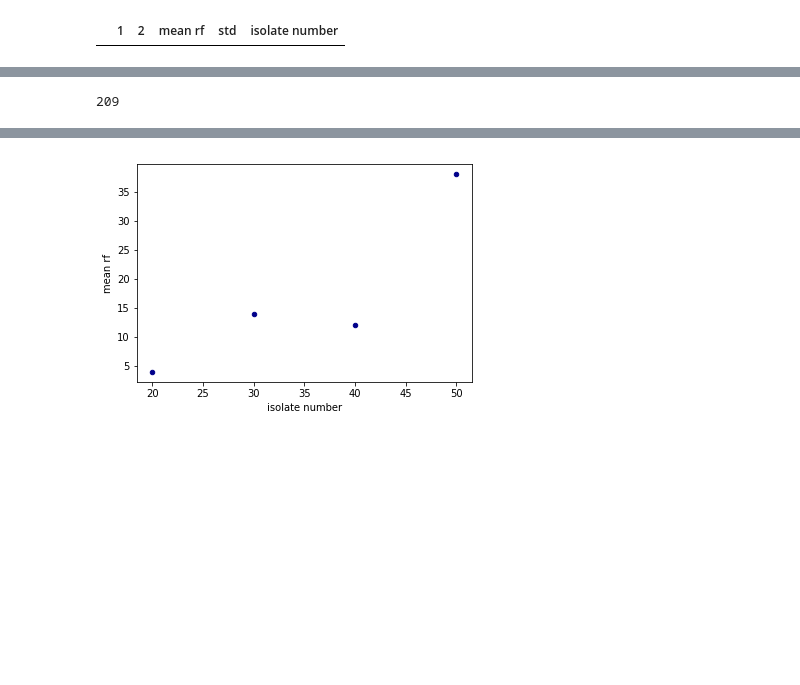
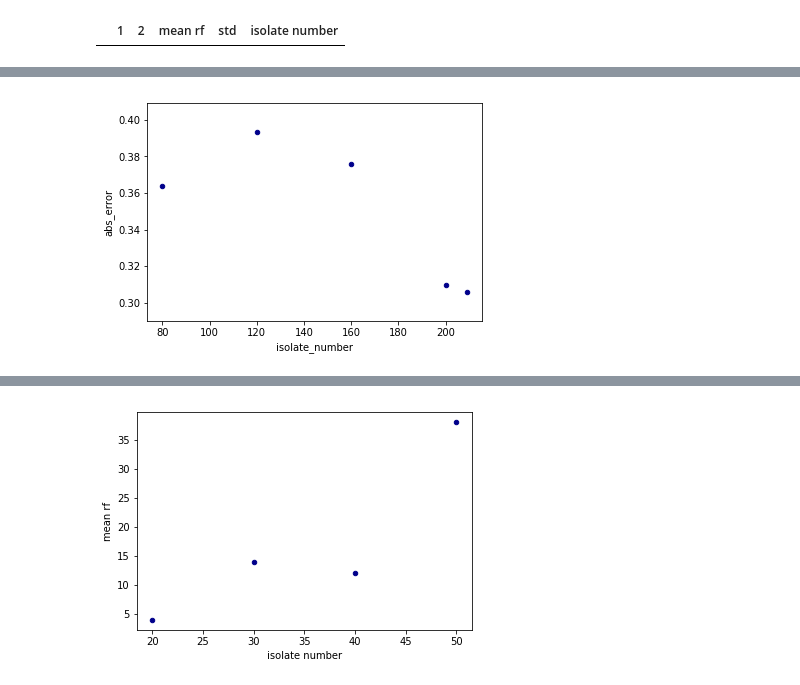
Before and after one commit to jtfield/phylo_comparison, a Jupyter notebook: tree_compare_fig.ipynb, the cells around one changed output, grey strips where cells are left out. Cells and saved outputs as stored; diff of their text form; code cells hidden in the pictures; blank space fills up the shorter version.

```diff
--- a/tree_compare_fig.ipynb
+++ b/tree_compare_fig.ipynb
@@ -753,24 +753,4 @@ tns
-# %%
-# ensure all trees loaded use common namespace
-tns1 = dendropy.TaxonNamespace()
-
-true_tree = dendropy.Tree.get(
-    path = true_tree_file,
-    schema='newick',
-    preserve_underscores = True,
-    taxon_namespace = tns1)
-
-print(len(true_tree.leaf_nodes()))
-
-# for tip in true_tree.leaf_iter():
-#     print(tip)
-# print(names_not_shared_list)
-
-for label in names_not_shared_list:
-    tns.remove_taxon_label(label)
-
-for i in range(100):
-    sim_tree = dendropy.simulate.treesim.birth_death_tree(1,0.8, num_extant_tips = len(tree2.leaf_nodes()), taxon_namespace = tns)
-    print(treecompare.symmetric_difference(sim_tree, tree2))
-# %% [output]
-209
+# %%
+phy_un_df = phycorder_unweighted_df.plot.scatter(x='isolate_number',y='abs_error',c='DarkBlue')
+# %% [output]
+[figure, added]
```
Also changed, not shown: parts of 11 cells of this notebook.
